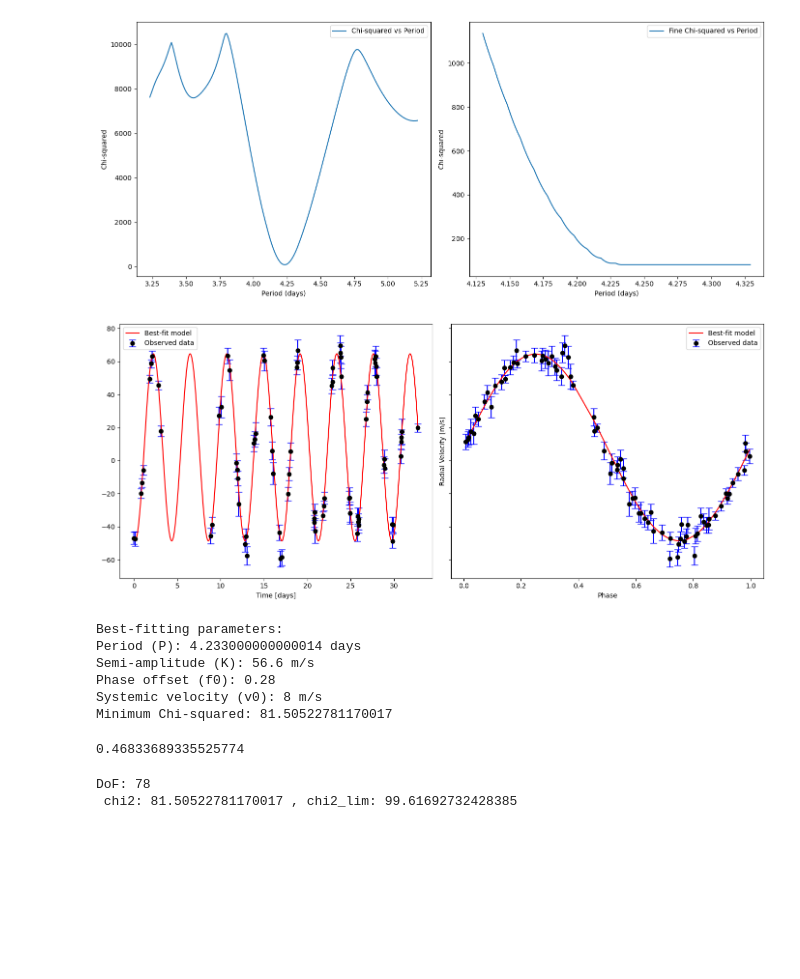
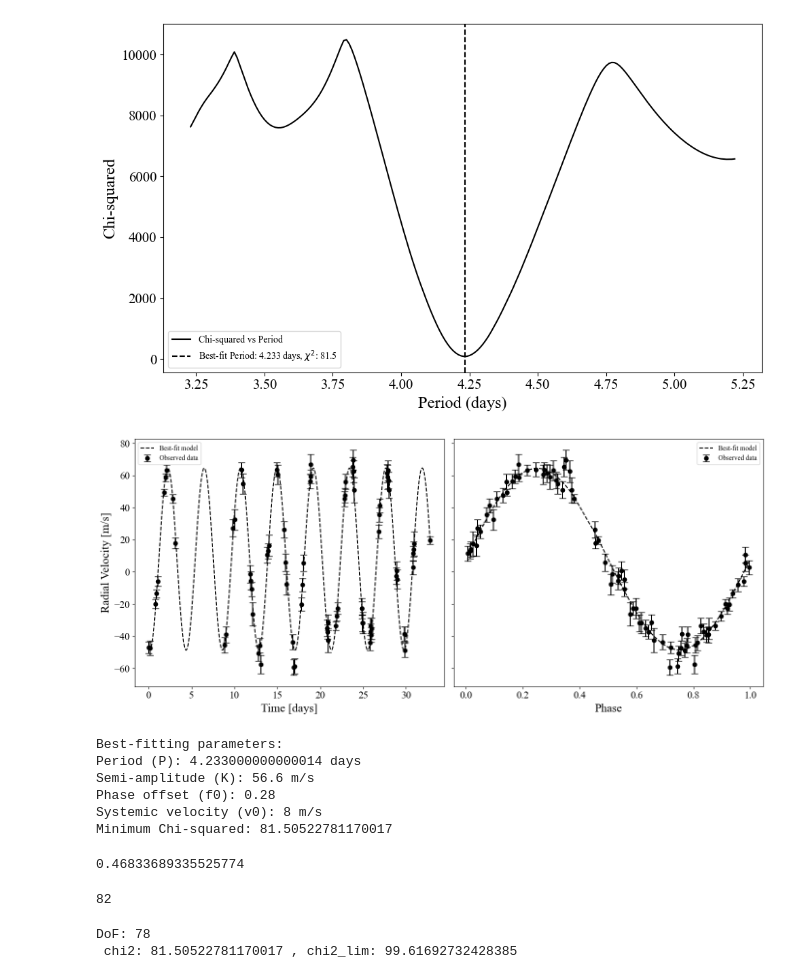
Before and after one commit to TapWhite/ALOP-2, a Jupyter notebook: problems.ipynb, the cells around one changed output. Saved outputs shown, nothing was run; the diff lists cells and outputs as text; code cells hidden in the pictures; blank space fills up the shorter version.

```diff
--- a/problems.ipynb
+++ b/problems.ipynb
@@ -81,7 +100,7 @@ K_values = np.arange(K_guess - delta_K, K_guess + delta_K, 1)
 
 f0_values = np.arange(0, 1, 0.01)
 
-v0_guess = 0
+v0_guess = 5
 delta_v0 = 10
 v0_values = np.arange(v0_guess - delta_v0, v0_guess + delta_v0, 1)
 # %%
@@ -135,22 +154,14 @@ for P in tqdm(fine_P_values, desc="Refining Best Period", leave=True):
     fine_chi2_min_per_P.append(min_chi2)
 # %%
 
-plt.figure(figsize=(14, 6))
+plt.figure(figsize=(10, 6))
 
 # Plot chi-squared as a function of P
-plt.subplot(1, 2, 1)
-plt.plot(P_values, chi2_min_per_P, label="Chi-squared vs Period")
+plt.plot(P_values, chi2_min_per_P, label="Chi-squared vs Period", c='black')
+plt.axvline(best_P, color='red', linestyle='--', label=f"Best-fit Period: {best_P:.3f} days, $\chi^2$: {min_chi2:.1f}", c='black')
 plt.xlabel("Period (days)")
 plt.ylabel("Chi-squared")
 plt.legend()
-
-# Plot fine search results for chi-squared vs. period
-plt.subplot(1, 2, 2)
-plt.plot(fine_P_values, fine_chi2_min_per_P, label="Fine Chi-squared vs Period")
-plt.xlabel("Period (days)")
-plt.ylabel("Chi-squared")
-plt.legend()
-
 plt.tight_layout()
 plt.savefig("pdf/chi2.pdf")
 plt.show()
@@ -163,41 +174,41 @@ best_model = vrad(time, best_P, best_K, best_f0, best_v0)
 # Sort phases and corresponding radial velocities
 sorted_indices = np.argsort(phases)
 sorted_phases = phases[sorted_indices]
 sorted_vrad_obs = vrad_obs[sorted_indices]
 sorted_best_model = best_model[sorted_indices]
 
 
 fig, (ax1, ax2) = plt.subplots(1, 2, figsize=(14, 6), sharey=True)
 
 # Plot observed vs model over time
 times = np.linspace(time[0], time[-1], 1000)
 best_model = vrad(times, best_P, best_K, best_f0, best_v0)
-ax1.errorbar(time, vrad_obs, yerr=vrad_uncertainty, label="Observed data", fmt='o', color='black', ecolor='blue', capsize=5)
-ax1.plot(times, best_model, label="Best-fit model", color="red")
-ax1.set_xlabel("Time [days]")
+ax1.errorbar(time, vrad_obs, yerr=vrad_uncertainty, label="Observed data", fmt='o', color='black', ecolor='black', capsize=5)
+ax1.plot(times, best_model, label="Best-fit model", color="black", linestyle='--')
+ax1.set_ylabel("Radial Velocity [m/s]")
+ax1.set_xlabel(r"Time [days]")
 ax1.legend()
 
 # Plot observed vs model
-ax2.errorbar(sorted_phases, sorted_vrad_obs, yerr=vrad_uncertainty[sorted_indices], label="Observed data", fmt='o', color='black', ecolor='blue', capsize=5)
-ax2.plot(sorted_phases, sorted_best_model, label="Best-fit model", color="red")
+ax2.errorbar(sorted_phases, sorted_vrad_obs, yerr=vrad_uncertainty[sorted_indices], label="Observed data", fmt='o', color='black', ecolor='black', capsize=5)
+ax2.plot(sorted_phases, sorted_best_model, label="Best-fit model", color="black", linestyle='--')
 ax2.set_xlabel("Phase")
-ax2.set_ylabel("Radial Velocity [m/s]")
 ax2.legend()
 
 plt.tight_layout()
 plt.savefig("pdf/model_fit.pdf")
 plt.show()
 
 # Print best-fitting parameters
 print("Best-fitting parameters:")
 print(f"Period (P): {best_P} days")
 print(f"Semi-amplitude (K): {best_K} m/s")
 print(f"Phase offset (f0): {best_f0}")
 print(f"Systemic velocity (v0): {best_v0} m/s")
 print(f"Minimum Chi-squared: {min_chi2}")
 # %% [output]
-[figure, old version]
+[figure, new version]
-[figure, old version]
+[figure, new version]
 Best-fitting parameters:
 Period (P): 4.233000000000014 days
 Semi-amplitude (K): 56.6 m/s
@@ -241,6 +252,10 @@ minimal_planet_mass = calculate_Mp(1.06 * M_sun.value, best_P *24*3600, 90, best
 print(minimal_planet_mass)
 # %% [output]
 0.46833689335525774
+# %%
+len(vrad_obs)
+# %% [output]
+82
 # %%
 from  scipy.stats import chi2
 
```
Also changed, not shown: parts of 11 cells of this notebook, 5 other files.
